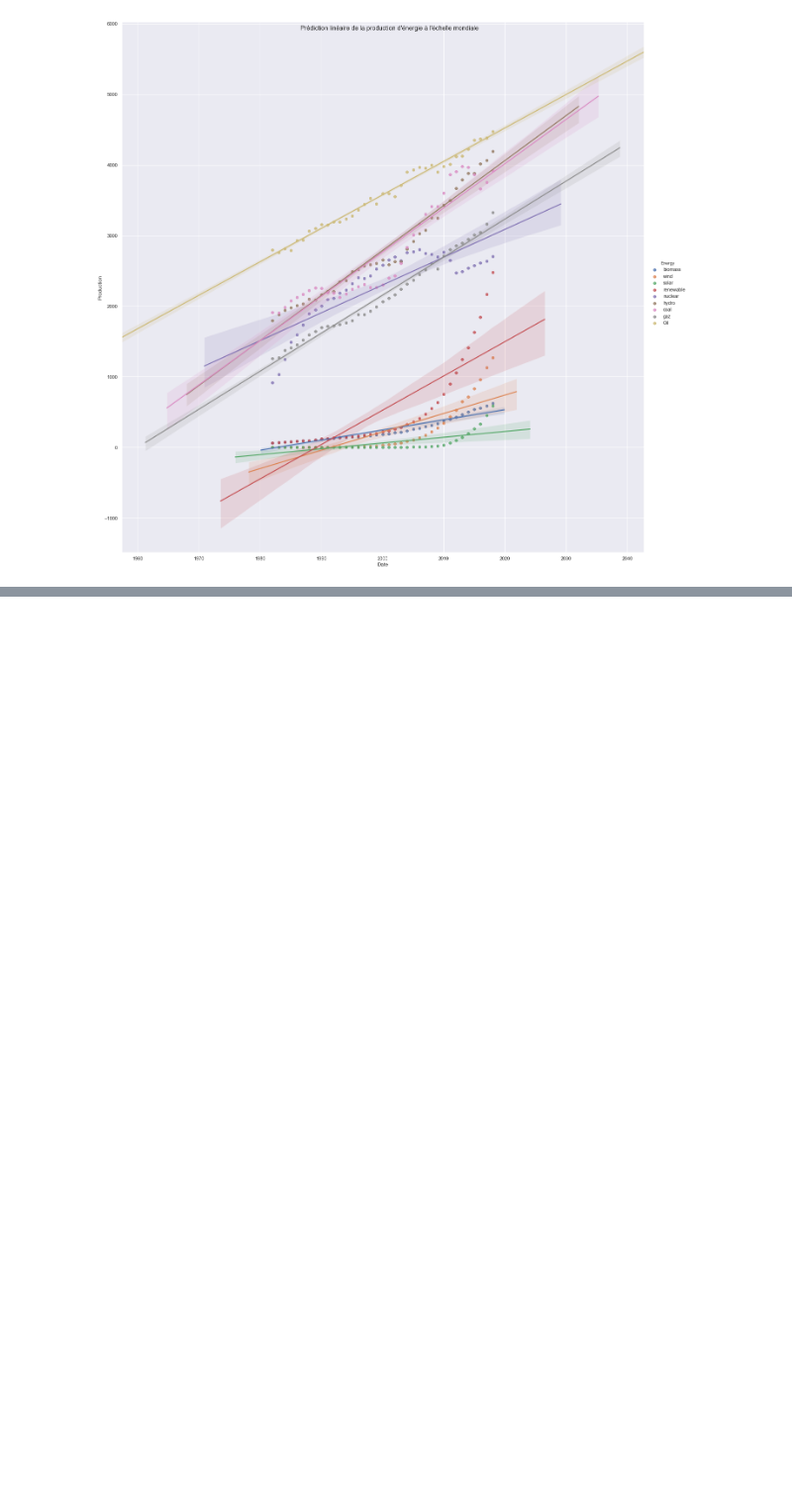
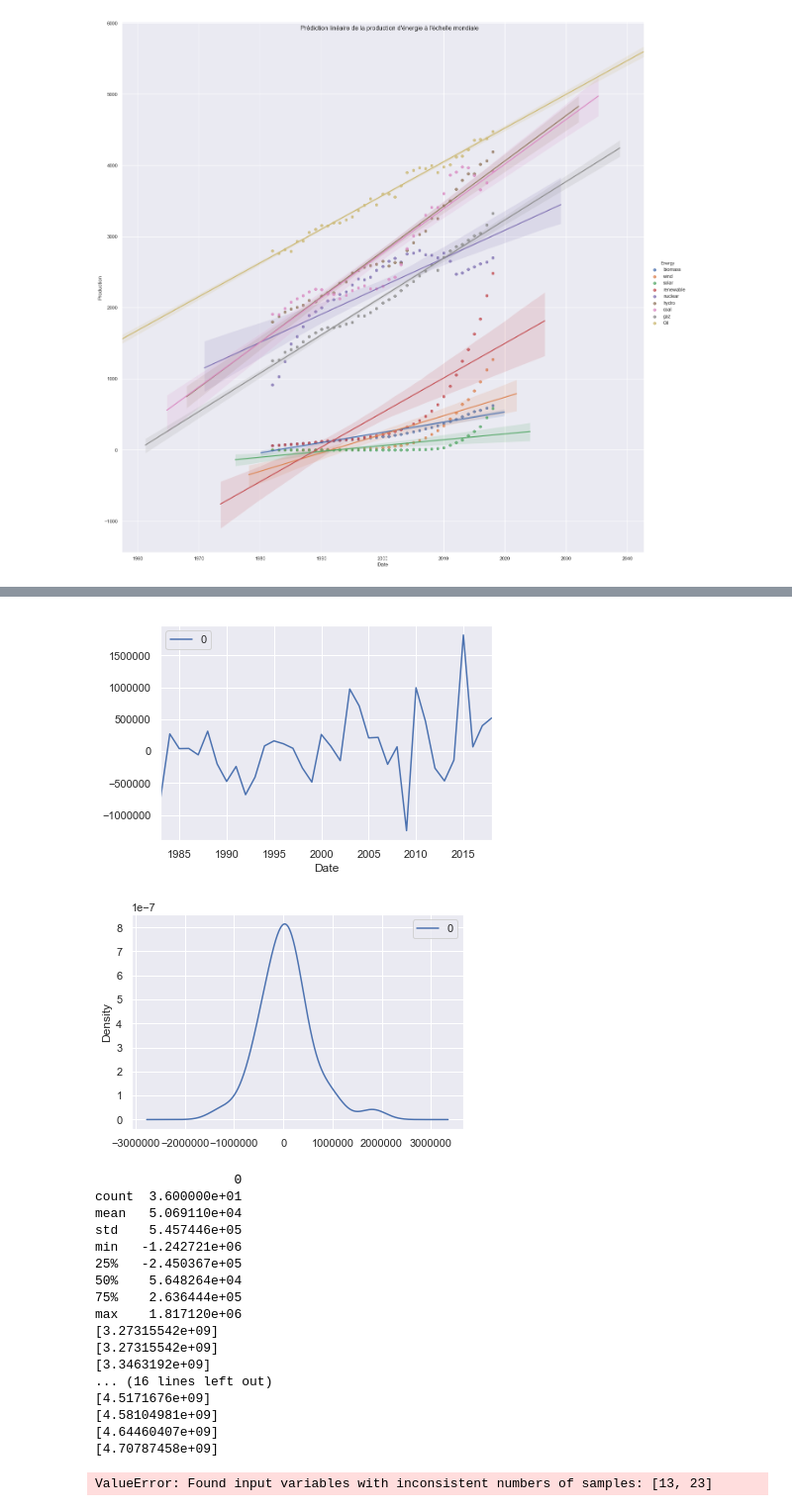
Before and after one commit to KevinFerin/HackatonMDI720, a Jupyter notebook: src/Hackathon.ipynb, the cells around one changed output, grey strips where cells are left out. Shown at 99% size. Cells and saved outputs as stored; diff of their text form; code cells hidden in the pictures; blank space fills up the shorter version.

```diff
--- a/src/Hackathon.ipynb
+++ b/src/Hackathon.ipynb
@@ -310,0 +243,54 @@ merged_data_cleaned
+# %%
+""""model = ARIMA(y_co2, order=(5,1,0))
+model_fit = model.fit(disp=0)
+# plot residual errors
+residuals = pd.DataFrame(model_fit.resid)
+residuals.plot()
+plt.show()
+residuals.plot(kind='kde')
+plt.show()
+print(residuals.describe())
+from sklearn.metrics import mean_squared_error
+X = y_urban_population.values
+size = int(len(X) * 0.66)
+train, test = X[0:size], X[size:len(X)]
+history = [x for x in train]
+predictions = list()
+for t in range(len(test)+10):
+    model = ARIMA(history, order=(5,1,0))
+    model_fit = model.fit(disp=0)
+    output = model_fit.forecast()
+    print(yhat)
+    yhat = output[0]
+    predictions.append(yhat)
+    history.append(yhat)
+ obs = test[t]
+    history.append(obs)
+    print('predicted=%f, expected=%f' % (yhat, obs))
+error = mean_squared_error(test, predictions)
+print('Test MSE: %.3f' % error)
+# plot
+plt.plot(test)
+plt.plot(predictions, color='red')
+plt.show()""""
+# %% [output]
+[figure, added]
+[figure, added]
+                  0
+count  3.600000e+01
+mean   5.069110e+04
+std    5.457446e+05
+min   -1.242721e+06
+25%   -2.450367e+05
+50%    5.648264e+04
+75%    2.636444e+05
+max    1.817120e+06
+[3.27315542e+09]
+[3.27315542e+09]
+[3.3463192e+09]
+... (16 lines left out)
+[4.5171676e+09]
+[4.58104981e+09]
+[4.64460407e+09]
+[4.70787458e+09]
+ValueError: Found input variables with inconsistent numbers of samples: [13, 23]
```
Also changed, not shown: parts of 18 cells of this notebook, 3 other files.
